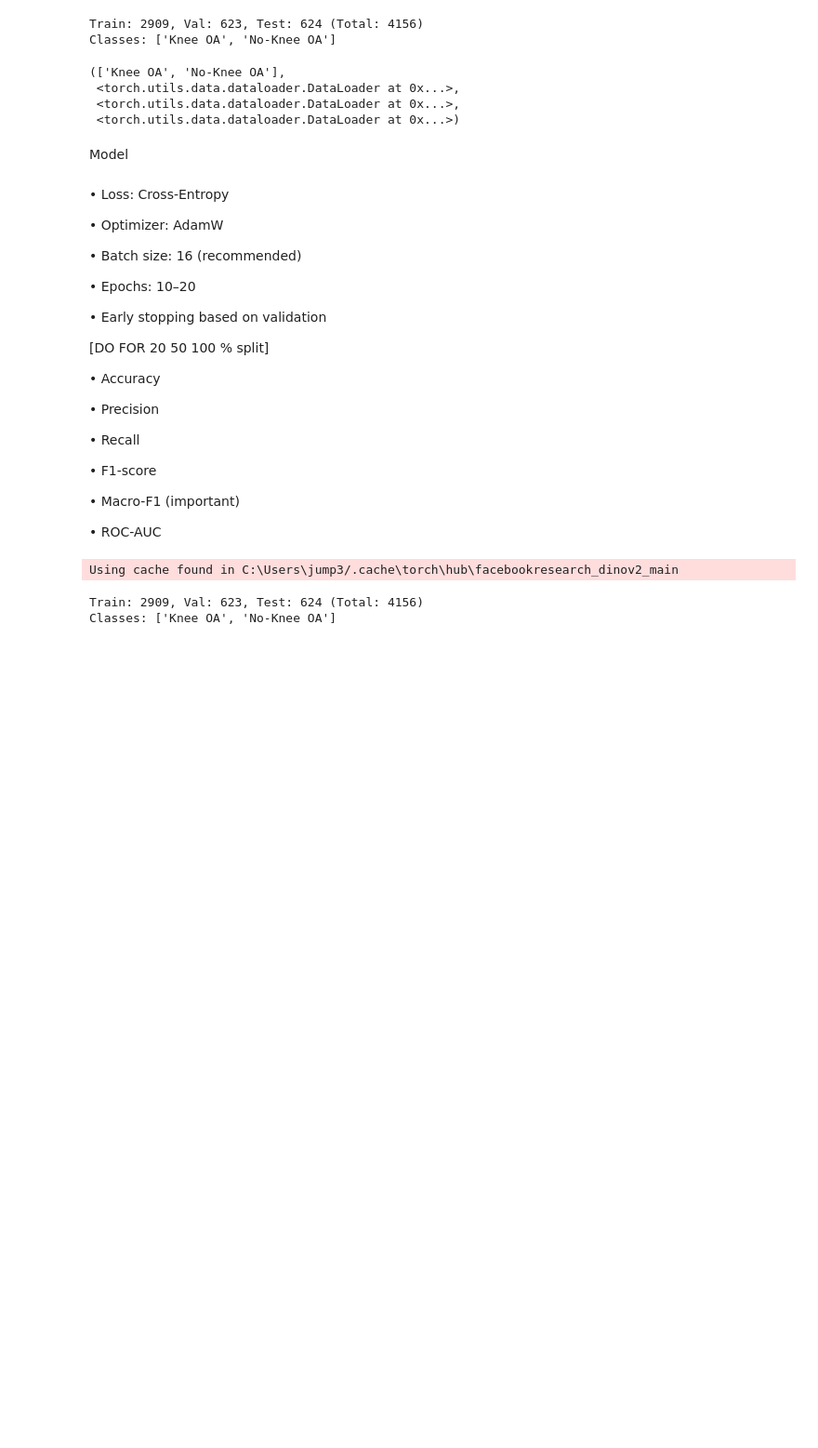
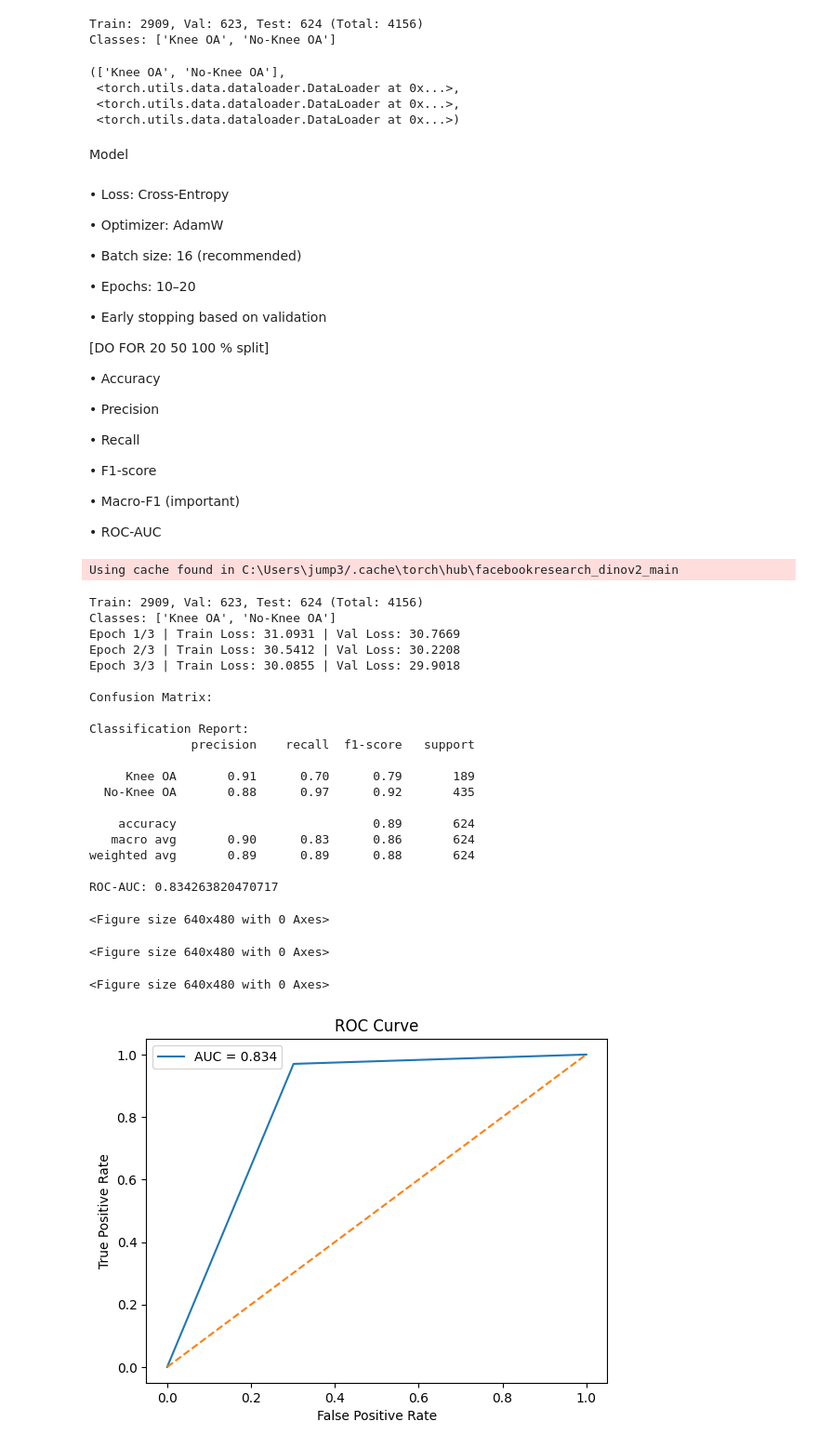
Before and after one commit to turtneck/HI2459-FinalProject-option1, a Jupyter notebook: DINOv2.ipynb, the cells around one changed output. Shown at 93% size. Cells and saved outputs as stored; diff of their text form; code cells hidden in the pictures; blank space fills up the shorter version.

```diff
--- a/DINOv2.ipynb
+++ b/DINOv2.ipynb
@@ -136,7 +136,7 @@ class HIdino(torch.nn.Module):
         # self.basemodel, teacher, FeatureSize= build_model_from_cfg(cfg)
         # self.modelHead = self.basemodel.head    #backupcopy
         # self.basemodel.head = torch.nn.Identity()  # remove classification head
-        self.basemodel = torch.hub.load('facebookresearch/dinov2', 'dinov2_vits14')
+        self.basemodel = torch.hub.load('facebookresearch/dinov2', 'dinov2_vits14').to(DEVICE)
         self.modelHead = getattr(self.basemodel, "head", None)
         if hasattr(self.basemodel, "head"): self.basemodel.head = nn.Identity()
         # FeatureSize = self.basemodel.embed_dim
@@ -148,7 +148,7 @@ class HIdino(torch.nn.Module):
                             torch.nn.ReLU(),
                             torch.nn.Dropout(0.3),
                             torch.nn.Linear(128, 1),
-                            torch.nn.Softmax()
+                            # torch.nn.Softmax(dim=1)
                             ).to(DEVICE)
     #===========
     def forward(self,Imgs):
@@ -200,6 +200,7 @@ def runmodel(split=0.7,batchsize=16,epochs=10,learnrate=0.001):
                 images, labels = images.to(DEVICE), labels.to(DEVICE).float()
                 optimizer.zero_grad()
                 outputs = model(images)
+                # print(outputs)
                 loss = criterion(outputs, labels)
                 loss.backward()
                 optimizer.step()
@@ -241,7 +242,10 @@ def runmodel(split=0.7,batchsize=16,epochs=10,learnrate=0.001):
             for images, labels in test_loader:
                 images = images.to(DEVICE)
                 outputs = model(images)
-                _, preds = torch.max(outputs, 1)
+                # _, preds = torch.max(outputs, 1)
+                preds=torch.sigmoid(outputs)
+                preds = (preds>=0.5).float()
+                # print(preds)
 
                 all_preds.extend(preds.cpu().numpy())
                 all_labels.extend(labels.numpy())
@@ -250,6 +254,7 @@ def runmodel(split=0.7,batchsize=16,epochs=10,learnrate=0.001):
             print("\nConfusion Matrix:")
             cm = confusion_matrix(all_labels, all_preds, labels=np.arange(len(classes)))
 
+            plt.clf()
             plt.figure()
             sns.heatmap(cm, annot=True, fmt='d', xticklabels=classes, yticklabels=classes)
             plt.xlabel("Predicted")
@@ -275,34 +280,57 @@ def runmodel(split=0.7,batchsize=16,epochs=10,learnrate=0.001):
         plt.plot(valid_val_losses, label="Validation Loss")
         plt.legend()
         plt.title("Loss Curve")
         plt.xlabel("Epoch")
         plt.ylabel("Loss")
         plt.savefig(f"Savefigs/sp{split*100}-bs{batchsize}-ep{epochs}-lr{learnrate}___LC.png")
         # plt.show()
     else: print("No loss data to plot.")
 
     #===================
     #ROC Curve
     #===================
     fpr, tpr, thresholds = roc_curve(all_labels, all_preds)
     auc_score = roc_auc_score(all_labels, all_preds)
     print("ROC-AUC:", auc_score)
 
     # Plot ROC curve
+    plt.clf()
     plt.figure()
     plt.plot(fpr, tpr, label=f"AUC = {auc_score:.3f}")
     plt.plot([0, 1], [0, 1], linestyle='--')  # random baseline
     plt.xlabel("False Positive Rate")
     plt.ylabel("True Positive Rate")
     plt.title("ROC Curve")
     plt.legend()
     plt.savefig(f"Savefigs/sp{split*100}-bs{batchsize}-ep{epochs}-lr{learnrate}___ROC.png")
     # plt.show()
-runmodel(split=0.7,batchsize=16,epochs=1,learnrate=0.001)
+# runmodel(split=0.7,batchsize=16,epochs=1,learnrate=0.001)
+# runmodel(split=0.7,batchsize=16,epochs=3,learnrate=0.0000001)
 # %% [output]
 Using cache found in C:\Users\jump3/.cache\torch\hub\facebookresearch_dinov2_main
 Train: 2909, Val: 623, Test: 624 (Total: 4156)
 Classes: ['Knee OA', 'No-Knee OA']
+Epoch 1/3 | Train Loss: 31.0931 | Val Loss: 30.7669
+Epoch 2/3 | Train Loss: 30.5412 | Val Loss: 30.2208
+Epoch 3/3 | Train Loss: 30.0855 | Val Loss: 29.9018
+
+Confusion Matrix:
+
+Classification Report:
+              precision    recall  f1-score   support
+
+     Knee OA       0.91      0.70      0.79       189
+  No-Knee OA       0.88      0.97      0.92       435
+
+    accuracy                           0.89       624
+   macro avg       0.90      0.83      0.86       624
+weighted avg       0.89      0.89      0.88       624
+
+ROC-AUC: 0.834263820470717
+<Figure size 640x480 with 0 Axes>
+<Figure size 640x480 with 0 Axes>
+<Figure size 640x480 with 0 Axes>
+[figure, added]
 # %%
 #find right LR
 runmodel(split=0.7,batchsize=16,epochs=15,learnrate=0.1)
```
Also changed, not shown: parts of 2 cells of this notebook, 12 other files.
